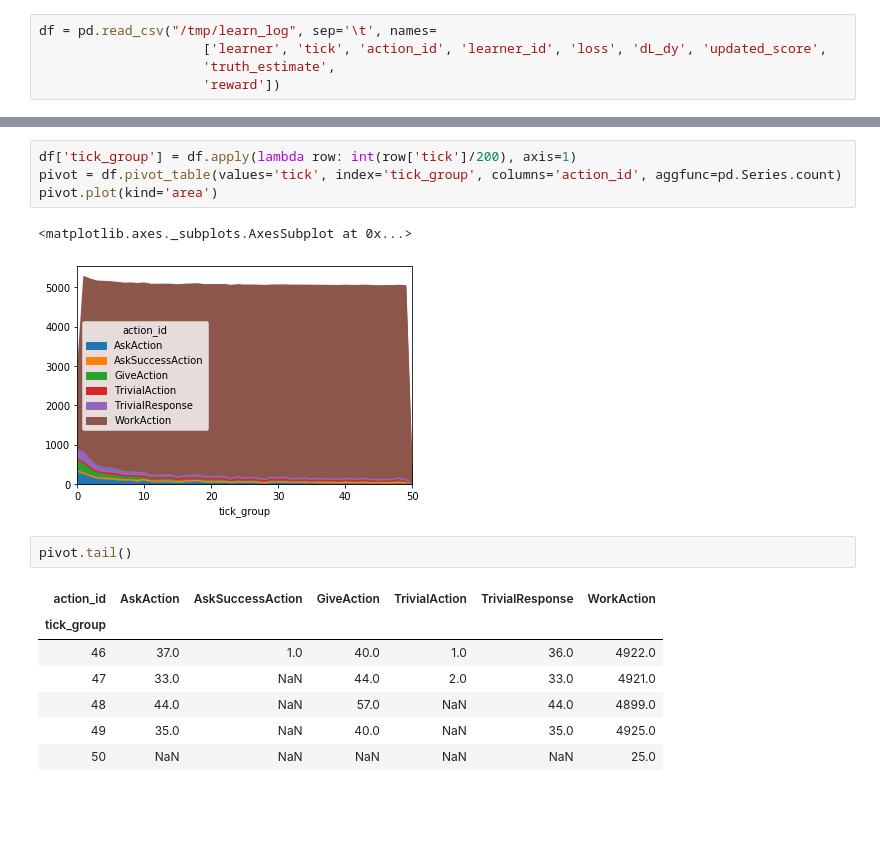
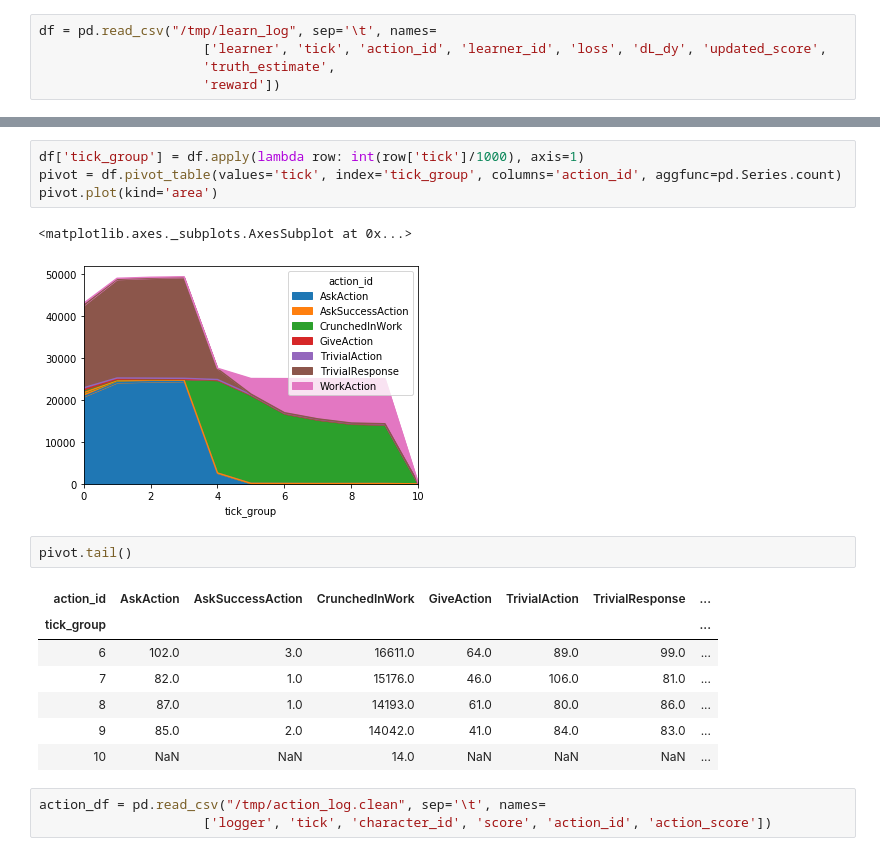
Before and after one commit to gerner/cvc, a Jupyter notebook: notebooks/learning.ipynb, the cells around one changed output, grey strips where cells are left out. Saved outputs shown, nothing was run; the diff lists cells and outputs as text; blank space fills up the shorter version.

```diff
--- a/notebooks/learning.ipynb
+++ b/notebooks/learning.ipynb
@@ -77,17 +78,20 @@ df.groupby('action_id').count()
 # %%
-df['tick_group'] = df.apply(lambda row: int(row['tick']/200), axis=1)
+df['tick_group'] = df.apply(lambda row: int(row['tick']/1000), axis=1)
 pivot = df.pivot_table(values='tick', index='tick_group', columns='action_id', aggfunc=pd.Series.count)
 pivot.plot(kind='area')
 # %% [output]
 <matplotlib.axes._subplots.AxesSubplot at 0x...>
-[figure, old version]
+[figure, new version]
 # %%
 pivot.tail()
 # %% [output]
-| action_id | AskAction | AskSuccessAction | GiveAction | TrivialAction | TrivialResponse | WorkAction |
-| tick_group |  |  |  |  |  |  |
-| 46 | 37.0 | 1.0 | 40.0 | 1.0 | 36.0 | 4922.0 |
-| 47 | 33.0 | NaN | 44.0 | 2.0 | 33.0 | 4921.0 |
-| 48 | 44.0 | NaN | 57.0 | NaN | 44.0 | 4899.0 |
-| 49 | 35.0 | NaN | 40.0 | NaN | 35.0 | 4925.0 |
-| 50 | NaN | NaN | NaN | NaN | NaN | 25.0 |
+| action_id | AskAction | AskSuccessAction | CrunchedInWork | GiveAction | TrivialAction | TrivialResponse | ... |
+| tick_group |  |  |  |  |  |  | ... |
+| 6 | 102.0 | 3.0 | 16611.0 | 64.0 | 89.0 | 99.0 | ... |
+| 7 | 82.0 | 1.0 | 15176.0 | 46.0 | 106.0 | 81.0 | ... |
+| 8 | 87.0 | 1.0 | 14193.0 | 61.0 | 80.0 | 86.0 | ... |
+| 9 | 85.0 | 2.0 | 14042.0 | 41.0 | 84.0 | 83.0 | ... |
+| 10 | NaN | NaN | 14.0 | NaN | NaN | NaN | ... |
+# %%
+action_df = pd.read_csv("/tmp/action_log.clean", sep='\t', names=
+                     ['logger', 'tick', 'character_id', 'score', 'action_id', 'action_score'])
```
Also changed, not shown: parts of 11 cells of this notebook.
